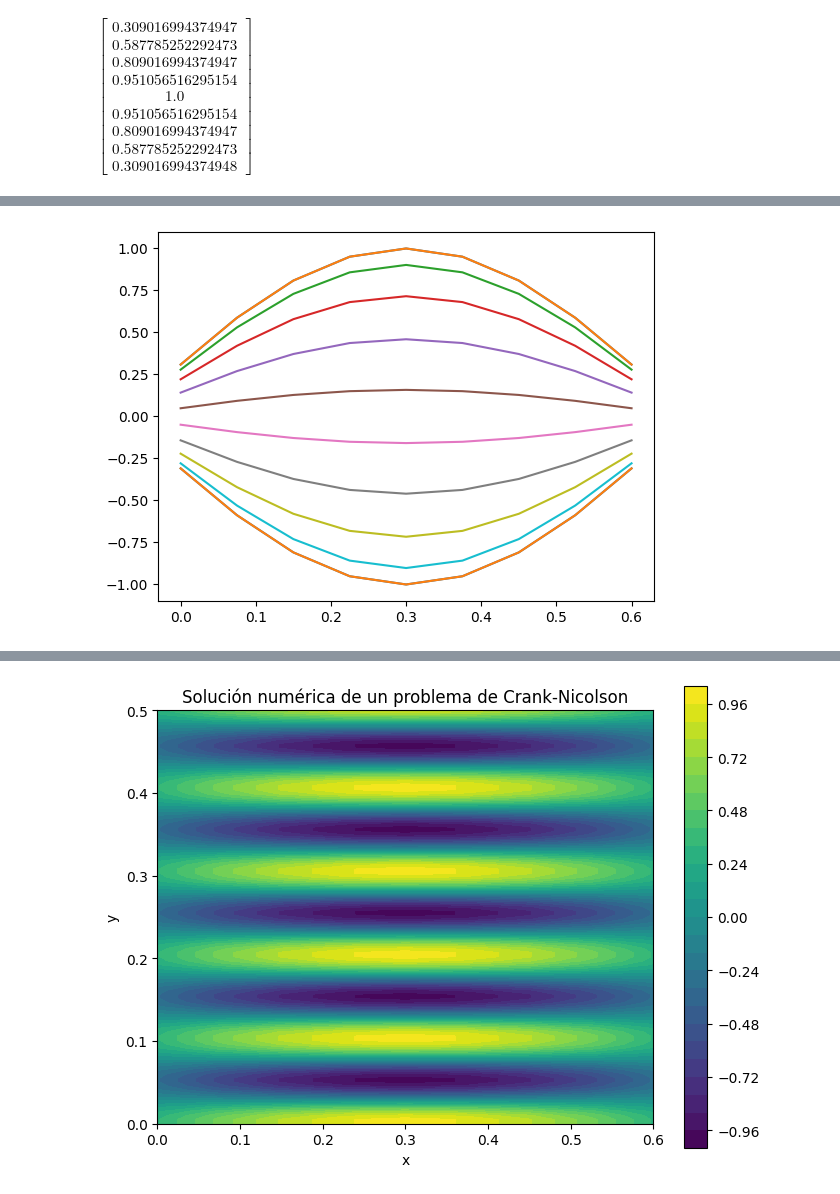
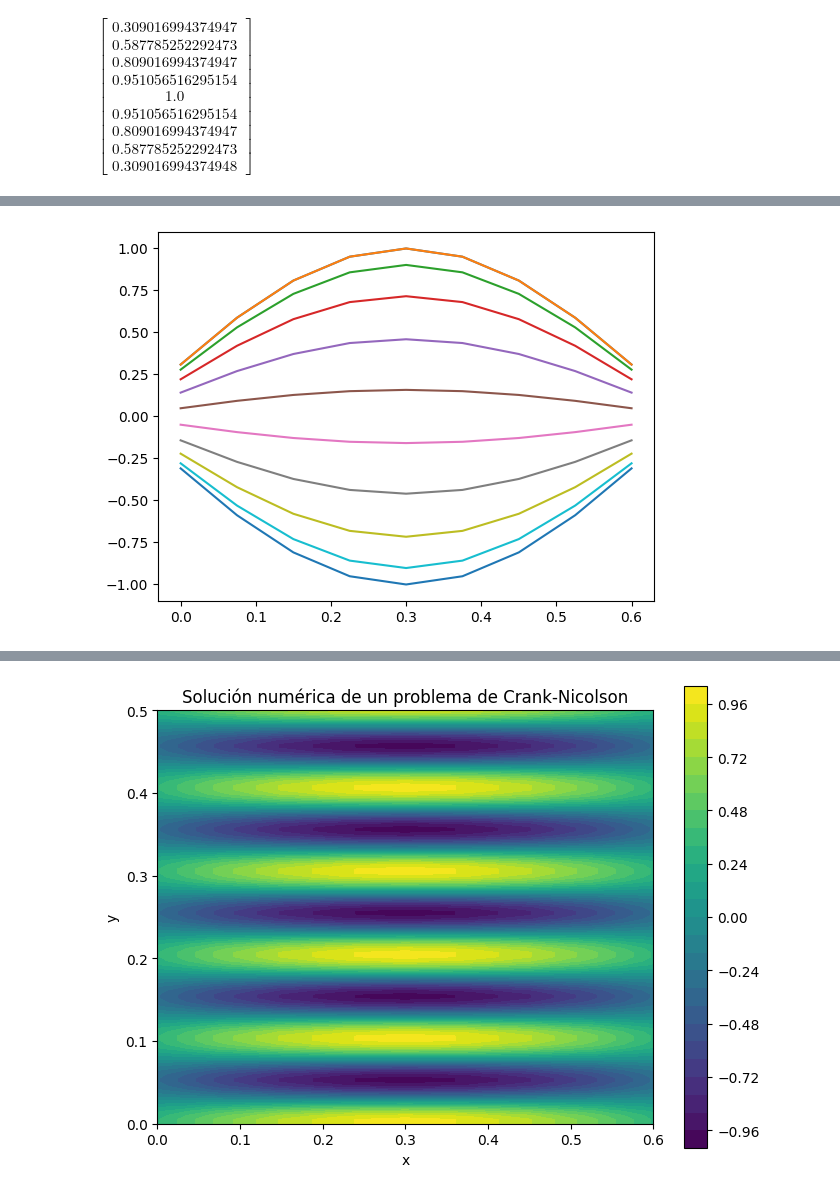
Before and after one commit to Lu1sV1rus/EDP, a Jupyter notebook: Ecuación_de_onda_Método_explícito.ipynb, the cells around one changed output, grey strips where cells are left out. Cells and saved outputs as stored; diff of their text form; code cells hidden in the pictures.

```diff
--- a/Ecuación_de_onda_Método_explícito.ipynb
+++ b/Ecuación_de_onda_Método_explícito.ipynb
@@ -45,0 +66,11 @@ $\displaystyle \left[\begin{matrix}0.309016994374947\\0.587785252292473\\0.80901
+# %%
+def onda(A, b, b1, j):              # Creamos un metodo para Onda
+    b = sp.Matrix(b)                # Trasponemos los valores de b
+    b1 = sp.Matrix(b1)              # Trasponemos los valores de b1
+    S = [b, b1]                     # Los guardamos en una lista para almacenar los estados
+
+    for n in range(2, j):           # Iteramos apartir del 3er valor (por que necesitamos los valores anteriores)
+        sol = A * S[n-1] - S[n-2]   # Aplicamos el metodo y guardamos la solucion en sol
+        S.append(sol)               # Agregamos la sol a l final de S
+
+    return sp.Matrix([s.T for s in S]) # Regresamos S pero Traspuesta
@@ -94,11 +114,11 @@ Observe hasta que valor de t llega.</font>
 # %%
 # Grafica
-U_np = np.array(U.tolist(), dtype=float)                      # Convertimos la matriz U de Sympy a NumPy
+U_np = np.array(U.tolist(), dtype=float)  # Convertimos la matriz U de Sympy a NumPy
 
 # Codigo extraido de Github
-x = np.linspace(0, 0.6, 9) # No. nodos espaciales
-y = np.linspace(0, 0.5, j) # Nodos temporales
-for i in range(12): # Graficamos los primeros 12 tiempos
-    plt.plot(x, U_np[i]) # tiempo i
+x = np.linspace(0, 0.6, 9)                # Puntos en X
+y = np.linspace(0, 0.5, j)                # Puntos en Y (t=0.5)
+for i in range(11):                       # Graficamos 10 valores (11-2)
+    plt.plot(x, U_np[i])                  # Indicamos cada lista de valores
 # %% [output]
-[figure, old version]
+[figure, new version]
```
Also changed, not shown: parts of 21 cells of this notebook.
